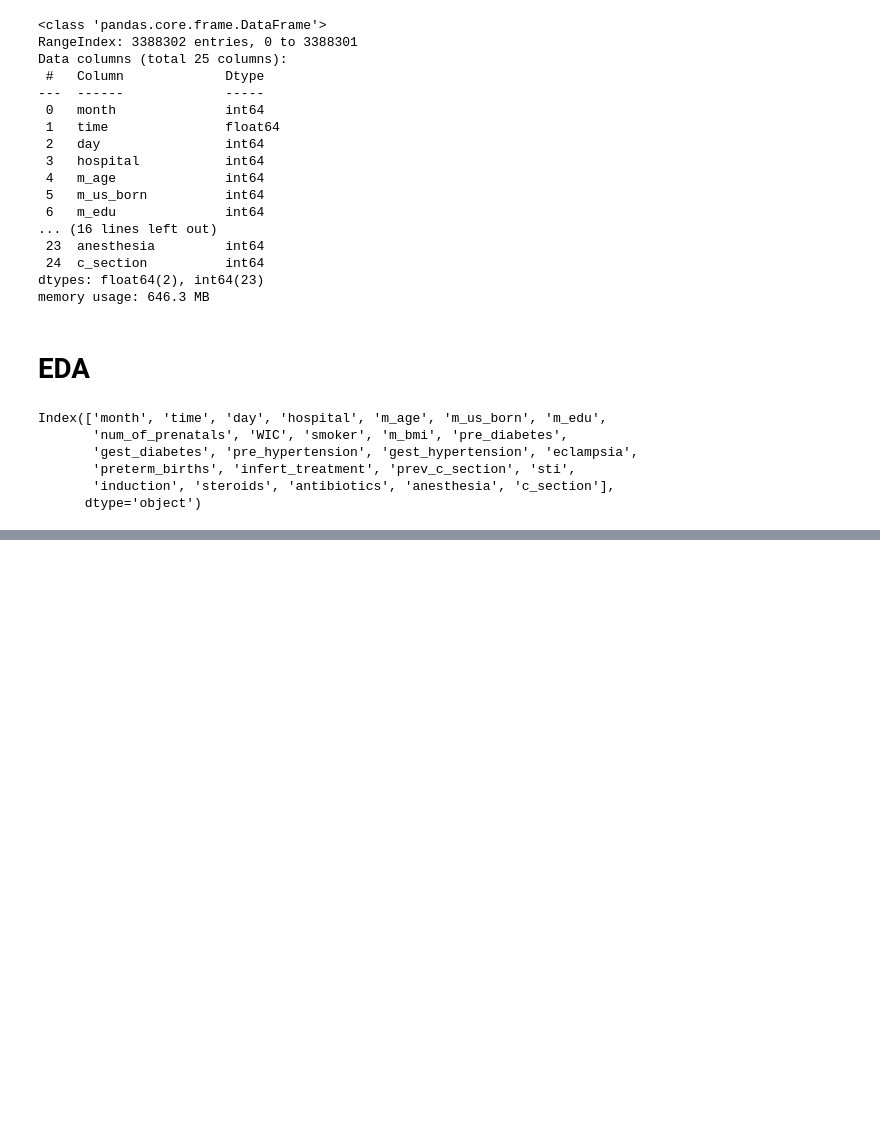
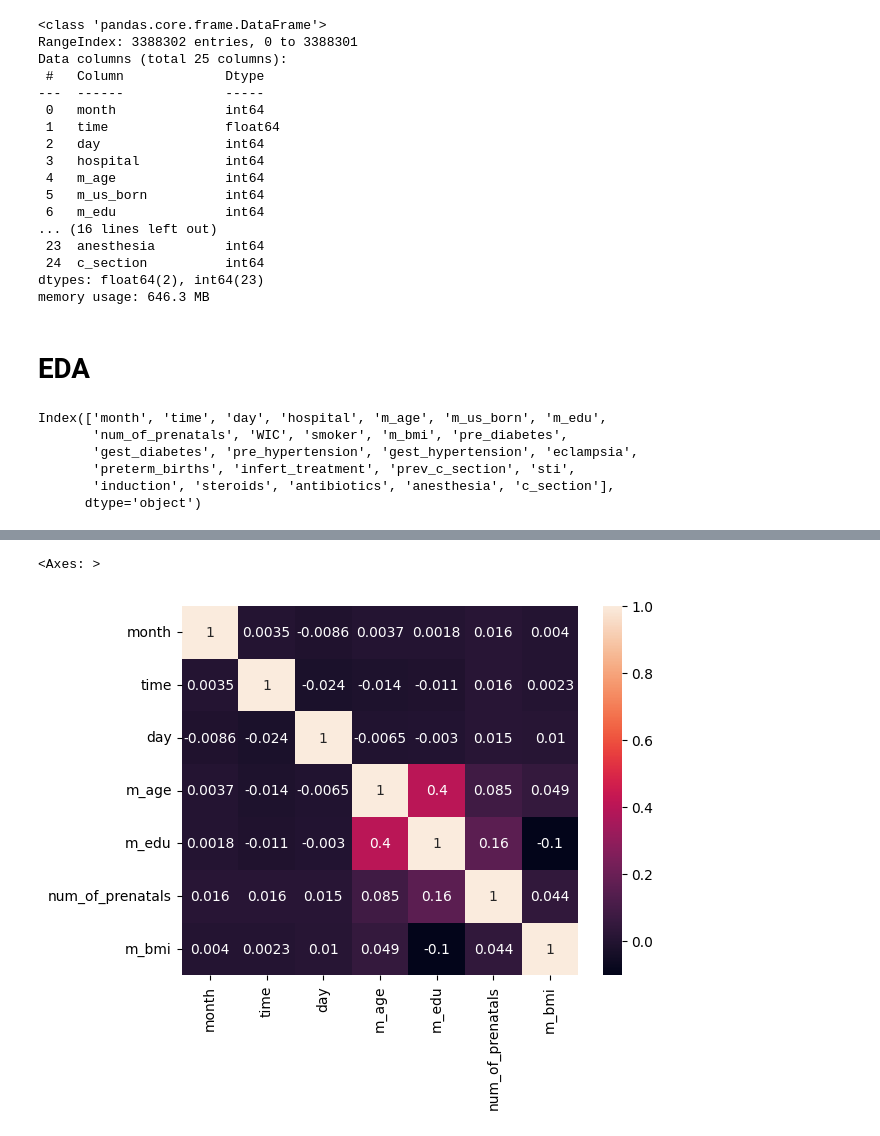
Before and after one commit to austin-maison/cdc-birth-predictor, a Jupyter notebook: notebooks/02-analysis.ipynb, the cells around one changed output, grey strips where cells are left out. Drawn from its saved outputs; the diff is of its cells as text; code cells hidden in the pictures; blank space fills up the shorter version.

```diff
--- a/notebooks/02-analysis.ipynb
+++ b/notebooks/02-analysis.ipynb
@@ -118,0 +159,5 @@ for i,col in enumerate(cat_cols):
+# %%
+sns.heatmap(df_sample[num_cols].corr(),annot=True)
+# %% [output]
+<Axes: >
+[figure, added]
```
Also changed, not shown: parts of 6 cells of this notebook.
